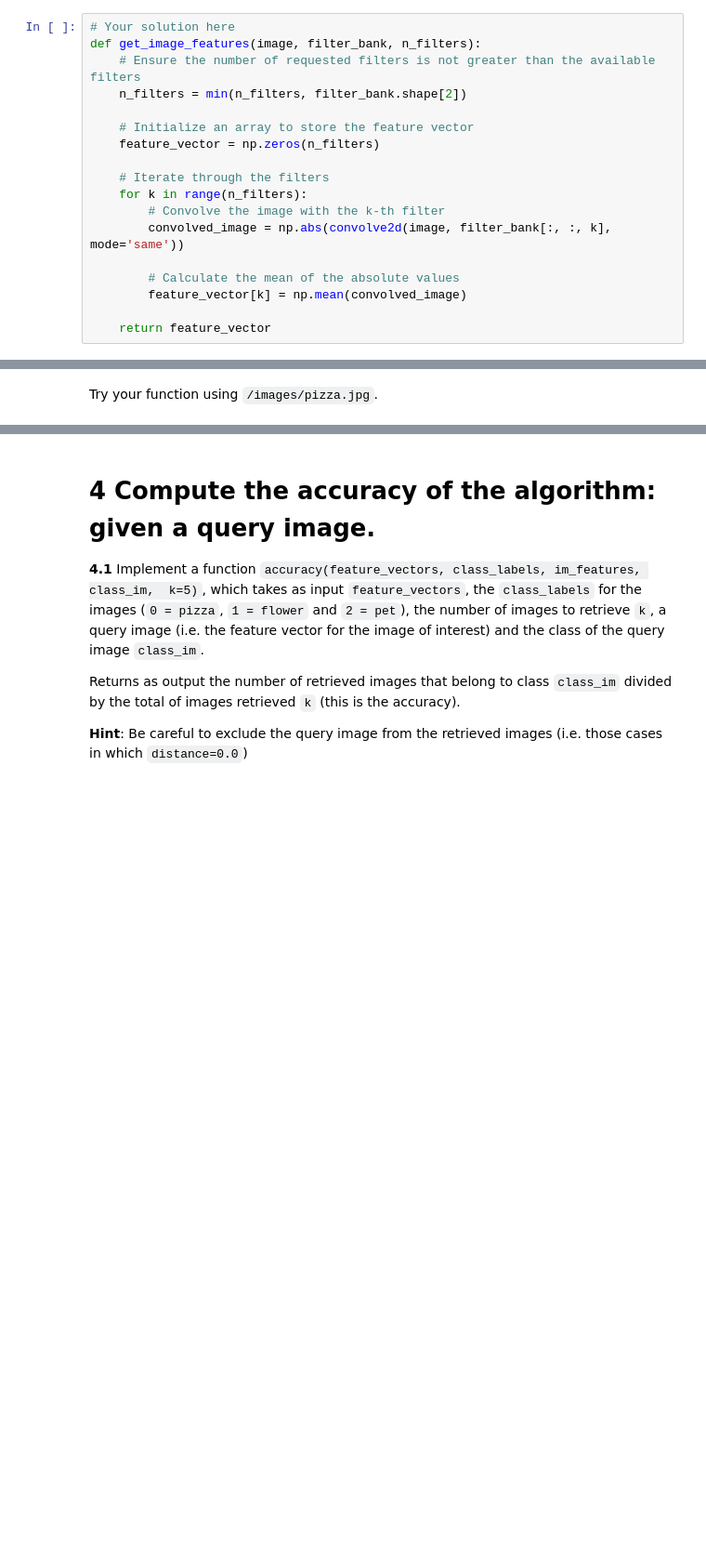
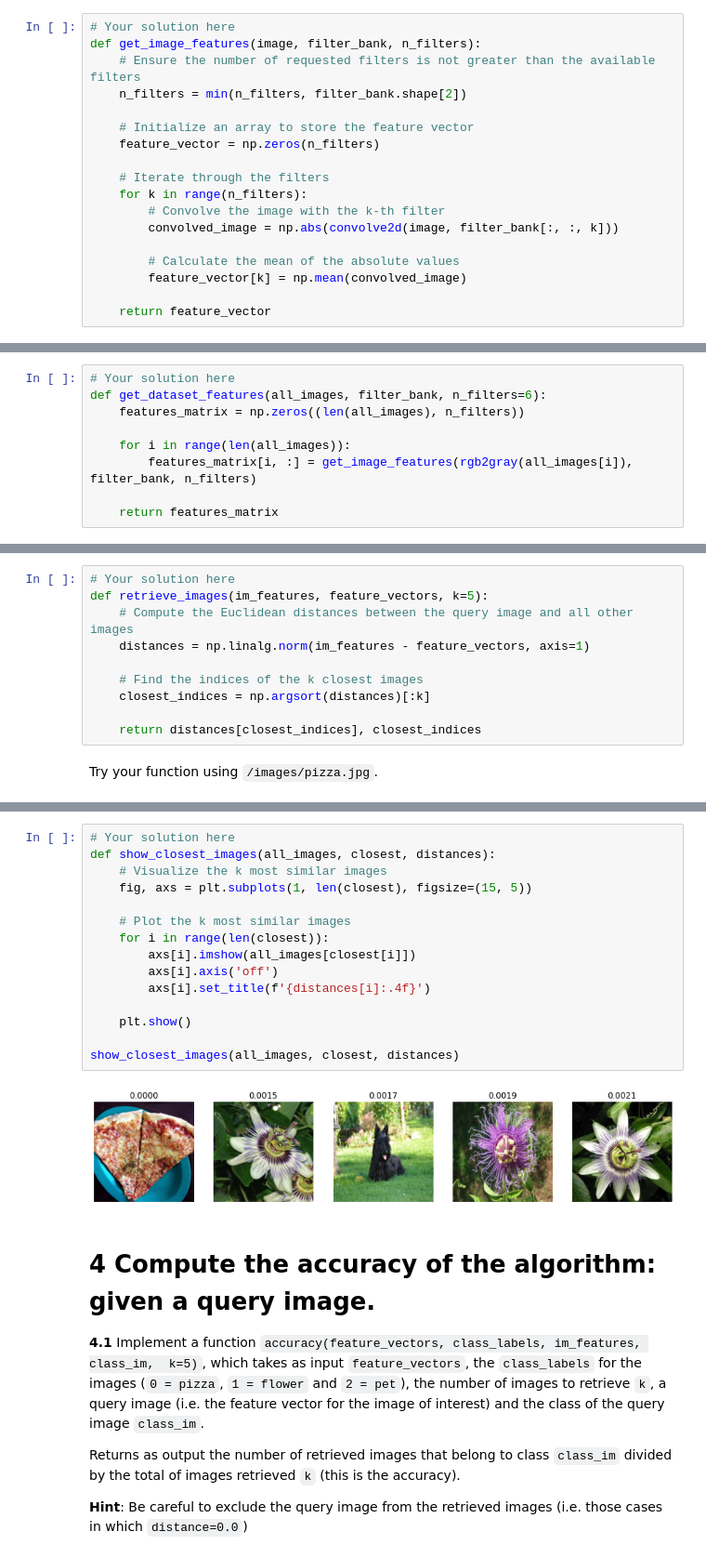
Before and after one commit to dacxjo/computer_vision, a Jupyter notebook: Labs/p5/P5_2023_students.ipynb, the cells around one changed output, grey strips where cells are left out. Shown at 93% size. Cells and saved outputs as stored; diff of their text form; blank space fills up the shorter version.

```diff
--- a/Labs/p5/P5_2023_students.ipynb
+++ b/Labs/p5/P5_2023_students.ipynb
@@ -151,7 +150,7 @@ def get_image_features(image, filter_bank, n_filters):
     # Iterate through the filters
     for k in range(n_filters):
         # Convolve the image with the k-th filter
-        convolved_image = np.abs(convolve2d(image, filter_bank[:, :, k], mode='same'))
+        convolved_image = np.abs(convolve2d(image, filter_bank[:, :, k]))
 
         # Calculate the mean of the absolute values
         feature_vector[k] = np.mean(convolved_image)
@@ -309,3 +306,12 @@ Try the function with the whole data set:
+# %%
+# Your solution here
+def get_dataset_features(all_images, filter_bank, n_filters=6):
+    features_matrix = np.zeros((len(all_images), n_filters))
+
+    for i in range(len(all_images)):
+        features_matrix[i, :] = get_image_features(rgb2gray(all_images[i]), filter_bank, n_filters)
+
+    return features_matrix
 # %%
 ## Try the function
 all_images = pizza_images + flowers_images + pets_images
@@ -350,3 +380,13 @@ The function should return the ordered vector of distances and the index of the
+# %%
+# Your solution here
+def retrieve_images(im_features, feature_vectors, k=5):
+    # Compute the Euclidean distances between the query image and all other images
+    distances = np.linalg.norm(im_features - feature_vectors, axis=1)
+
+    # Find the indices of the k closest images
+    closest_indices = np.argsort(distances)[:k]
+
+    return distances[closest_indices], closest_indices
 # %% [markdown]
 Try your function using ``/images/pizza.jpg``.
 # %%
@@ -362,3 +402,20 @@ print(closest, distances)
+# %%
+# Your solution here
+def show_closest_images(all_images, closest, distances):
+    # Visualize the k most similar images
+    fig, axs = plt.subplots(1, len(closest), figsize=(15, 5))
+
+    # Plot the k most similar images
+    for i in range(len(closest)):
+        axs[i].imshow(all_images[closest[i]])
+        axs[i].axis('off')
+        axs[i].set_title(f'{distances[i]:.4f}')
+
+    plt.show()
+
+show_closest_images(all_images, closest, distances)
+# %% [output]
+[figure, added]
 # %% [markdown]
 # 4 Compute the accuracy of the algorithm: given a query image.
 
```
Also changed, not shown: parts of 27 cells of this notebook.
